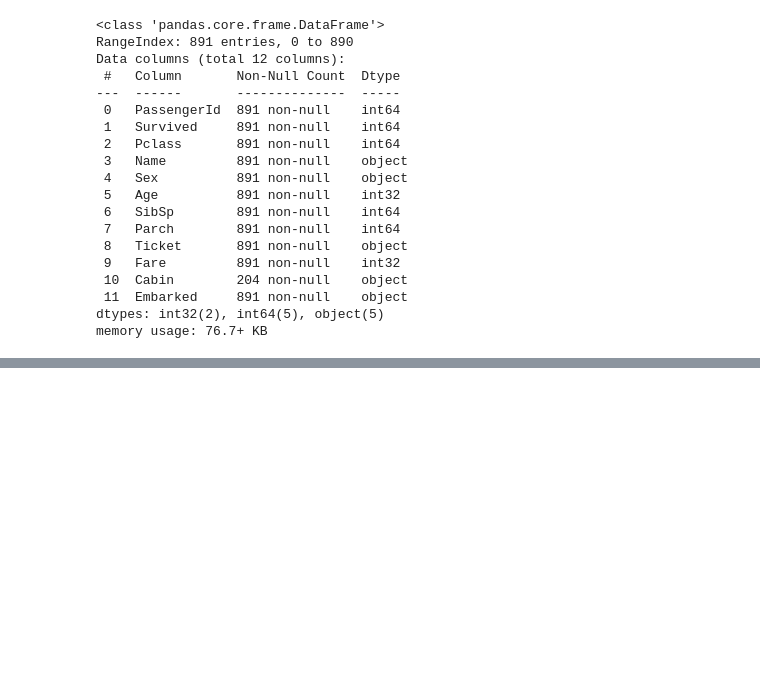
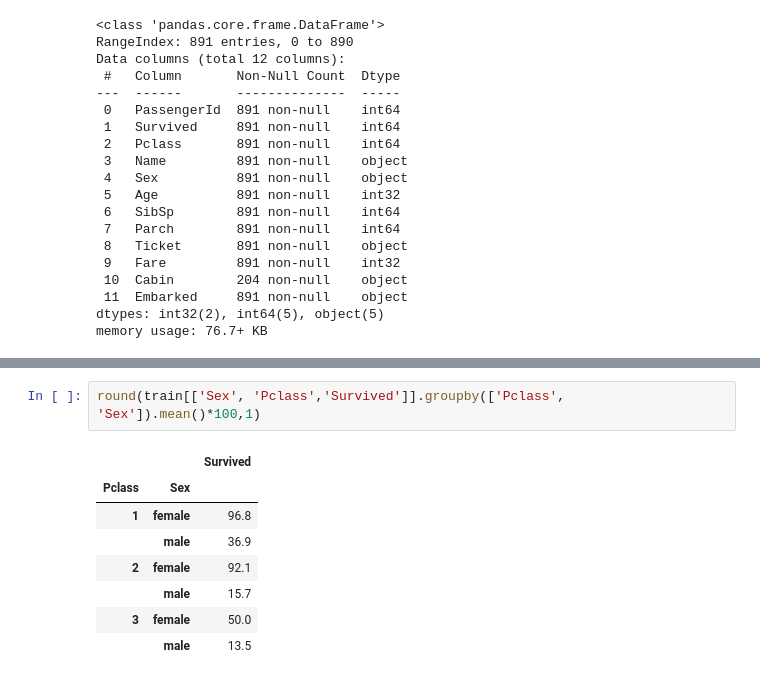
Before and after one commit to ConanMercer/Titanic, a Jupyter notebook: Titanic.ipynb, the cells around one changed output, grey strips where cells are left out. Drawn from its saved outputs; the diff is of its cells as text; blank space fills up the shorter version.

```diff
--- a/Titanic.ipynb
+++ b/Titanic.ipynb
@@ -145,0 +165,11 @@ memory usage: 76.7+ KB
+# %%
+round(train[['Sex', 'Pclass','Survived']].groupby(['Pclass', 'Sex']).mean()*100,1)
+# %% [output]
+|  |  | Survived |
+| Pclass | Sex |  |
+| 1 | female | 96.8 |
+|  | male | 36.9 |
+| 2 | female | 92.1 |
+|  | male | 15.7 |
+| 3 | female | 50.0 |
+|  | male | 13.5 |
```
Also changed, not shown: parts of 4 cells of this notebook.
